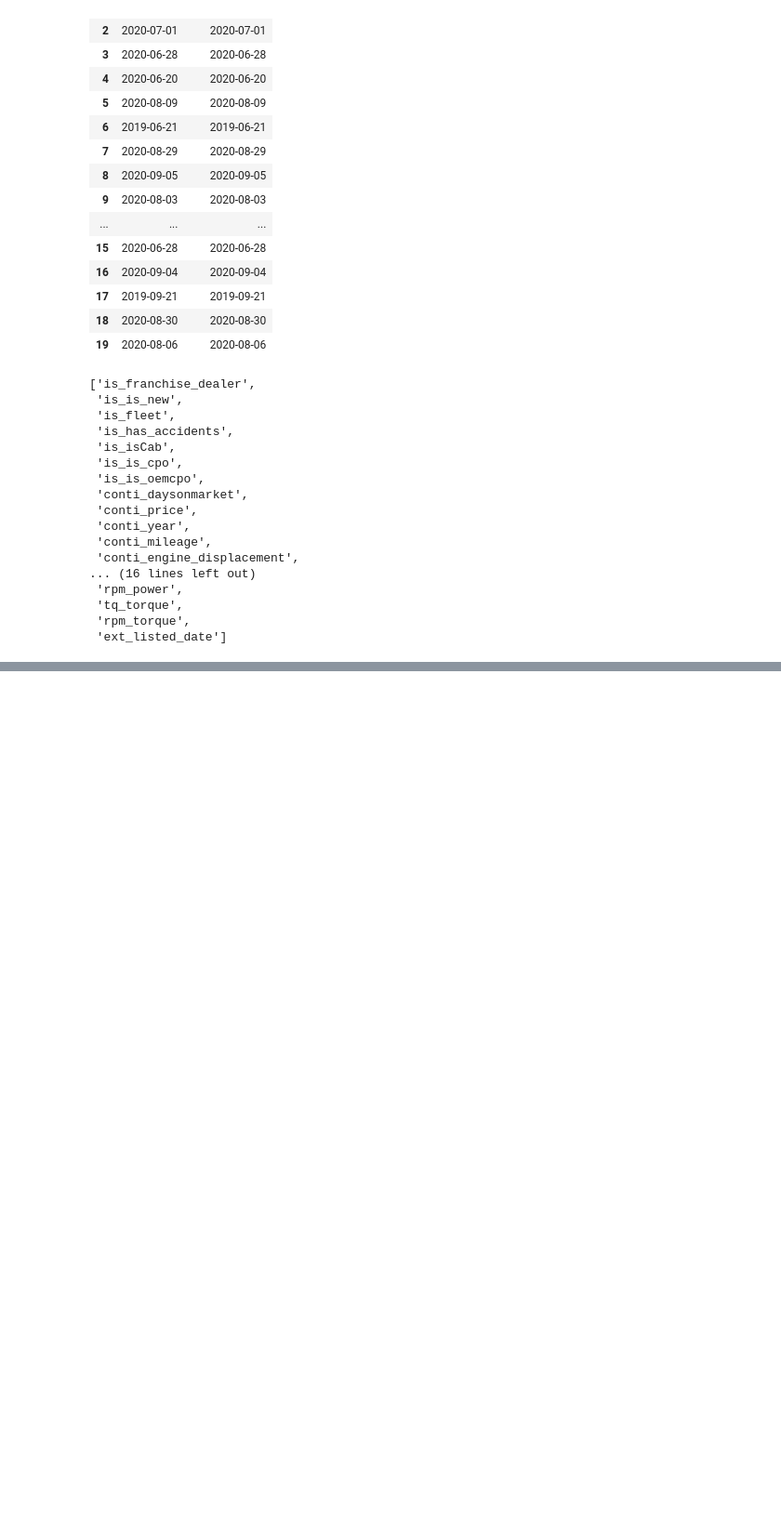
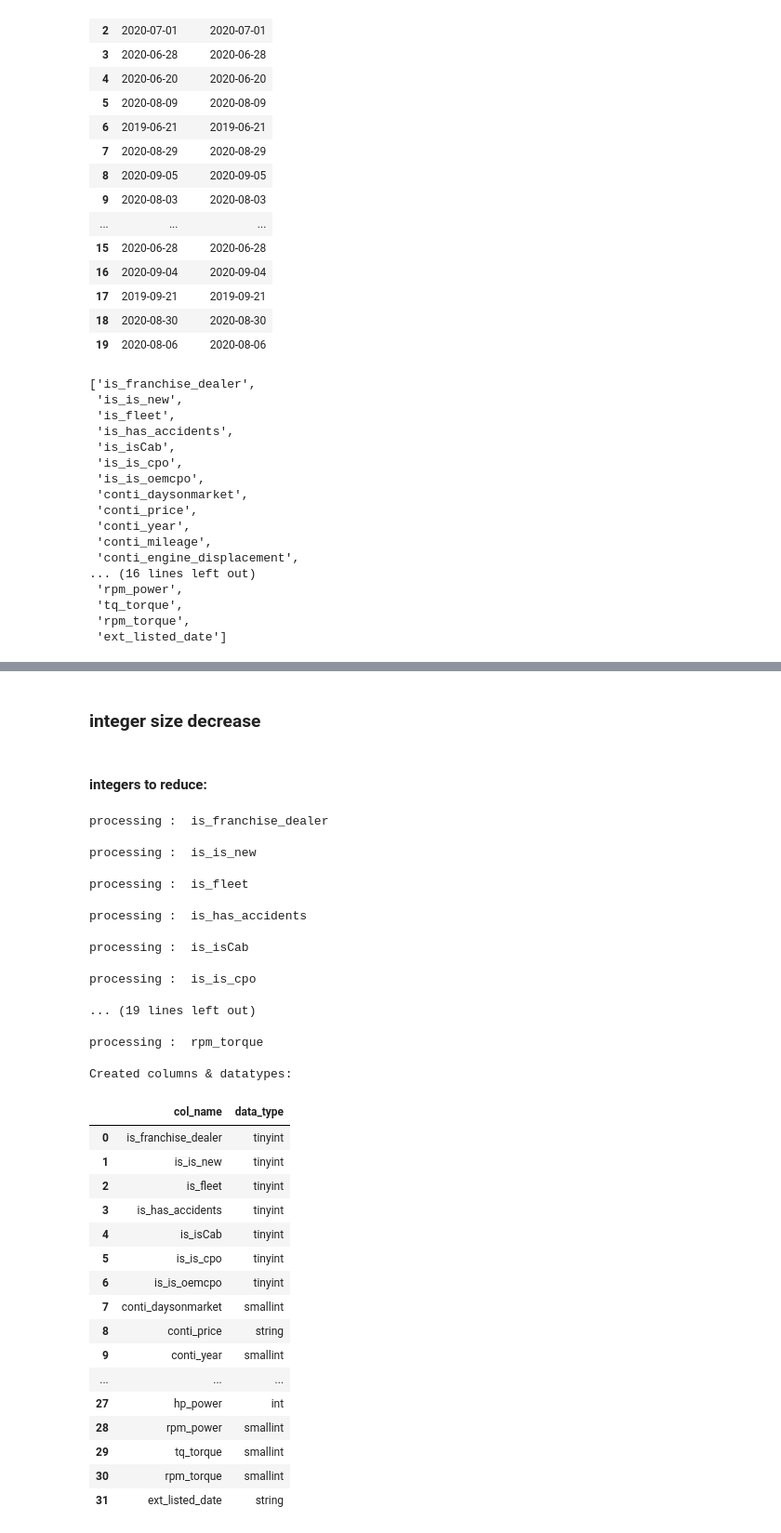
Before and after one commit to DataCrane/cars_spark, a Jupyter notebook: Cars_prices.ipynb, the cells around one changed output, grey strips where cells are left out. Shown at 93% size. Cells and saved outputs as stored; diff of their text form; code cells hidden in the pictures; blank space fills up the shorter version.

```diff
--- a/Cars_prices.ipynb
+++ b/Cars_prices.ipynb
@@ -605,0 +631,5 @@ Columns & datatypes:
+# %%
+# replace empty value with '-1' on all DataFrame columns
+parDF=parDF.select([F.when(F.col(c)=="", "-1").otherwise(F.col(c)).alias(c) for c in parDF.columns])
+# %% [markdown]
+### integer size decrease
@@ -605,0 +669,61 @@ Columns & datatypes:
+# %% [markdown]
+#### integers to reduce:
+# %%
+to_integer_list = ['is_franchise_dealer'
+                   ,'is_is_new'
+                   ,'is_fleet'
+                   ,'is_has_accidents'
+                   ,'is_isCab'
+                   ,'is_is_cpo'
+                   ,'is_is_oemcpo'
+                   ,'conti_daysonmarket'
+                   ,'conti_year'
+                   ,'conti_mileage'
+                   ,'cnt_engine_cylinders'
+                   ,'conti_maximum_seating'
+                   ,'cnt_owner_count'
+                   ,'hp_power'
+                   ,'rpm_power'
+                   ,'tq_torque'
+                   ,'rpm_torque']
+# %%
+# created data types
+parDF=int_size_decrease(to_integer_list, parDF)
+
+print('Created columns & datatypes:')
+pd.DataFrame(parDF[ext_v].dtypes, columns =['col_name', 'data_type'])
+# %% [output]
+processing :  is_franchise_dealer
+
+processing :  is_is_new
+
+processing :  is_fleet
+
+processing :  is_has_accidents
+
+processing :  is_isCab
+
+processing :  is_is_cpo
+
+... (19 lines left out)
+
+processing :  rpm_torque
+
+Created columns & datatypes:
+|  | col_name | data_type |
+| 0 | is_franchise_dealer | tinyint |
+| 1 | is_is_new | tinyint |
+| 2 | is_fleet | tinyint |
+| 3 | is_has_accidents | tinyint |
+| 4 | is_isCab | tinyint |
+| 5 | is_is_cpo | tinyint |
+| 6 | is_is_oemcpo | tinyint |
+| 7 | conti_daysonmarket | smallint |
+| 8 | conti_price | string |
+| 9 | conti_year | smallint |
+| ... | ... | ... |
+| 27 | hp_power | int |
+| 28 | rpm_power | smallint |
+| 29 | tq_torque | smallint |
+| 30 | rpm_torque | smallint |
+| 31 | ext_listed_date | string |
```
Also changed, not shown: parts of 18 cells of this notebook, 1 other file.
